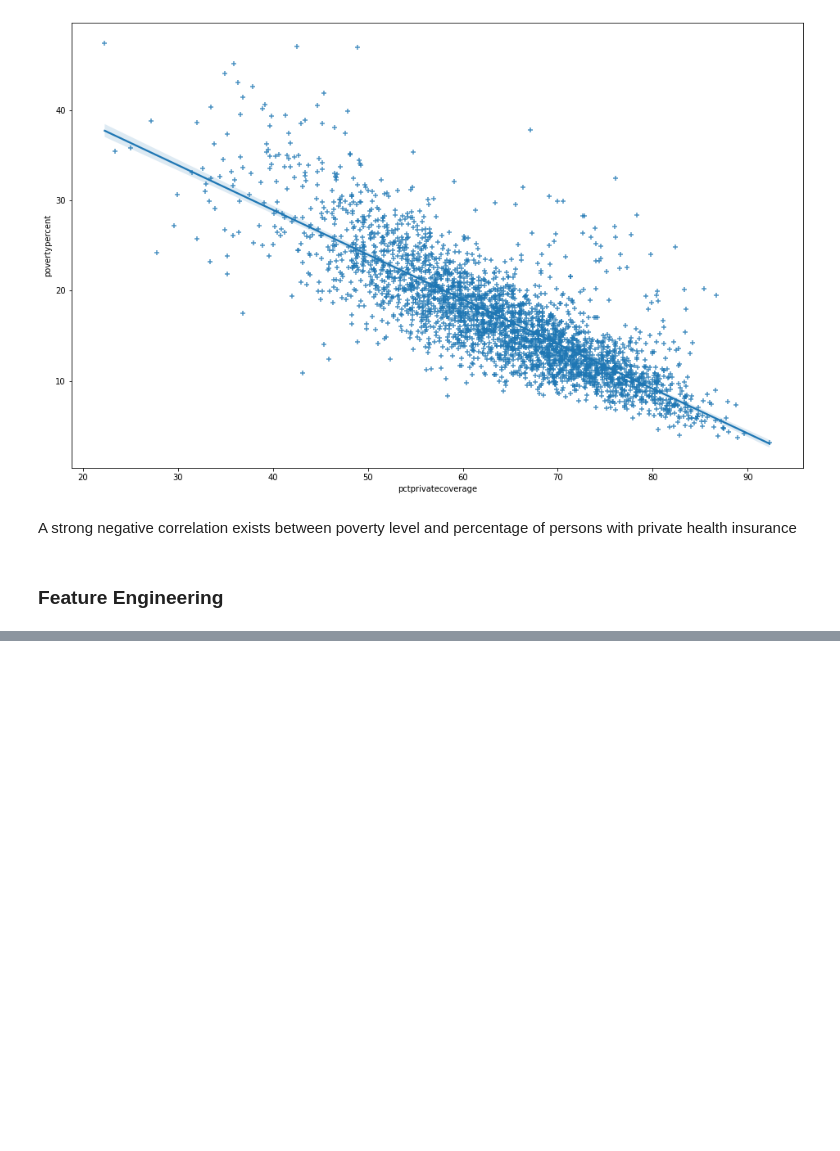
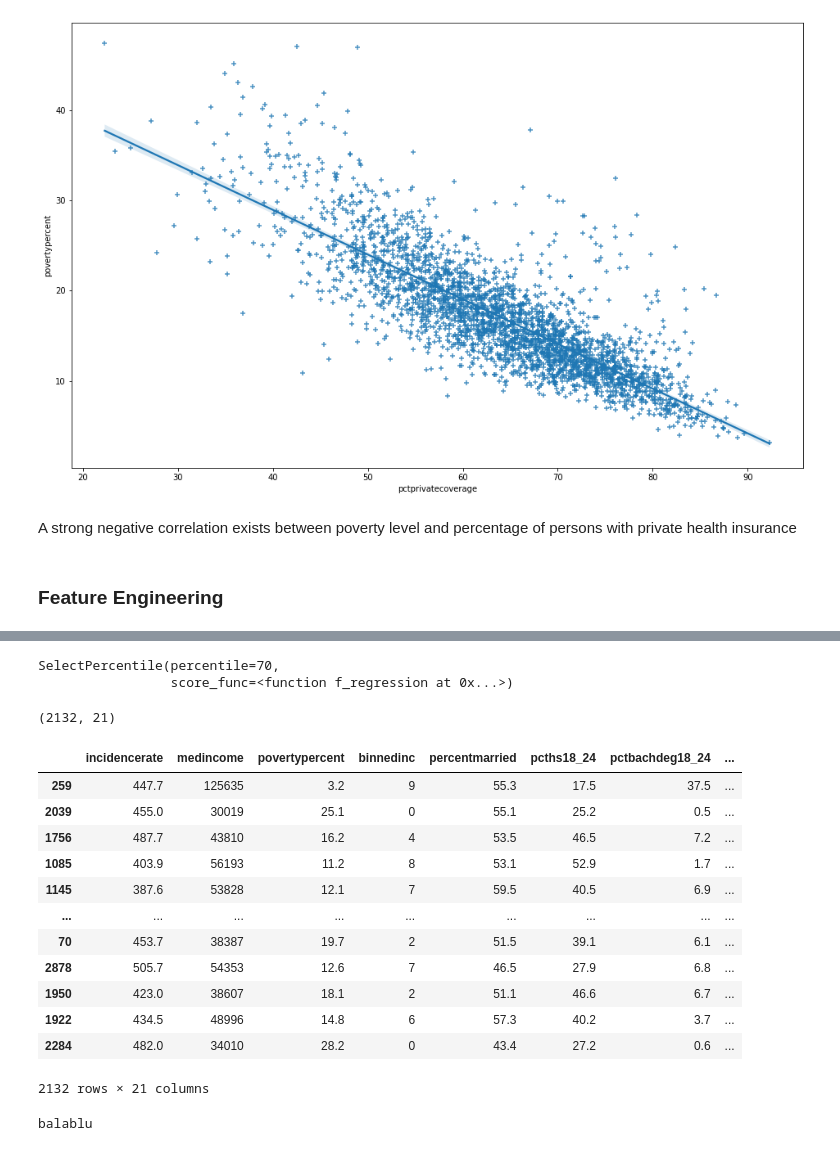
Before and after one commit to MikeAdewale/Health-Outcomes-Survey, a Jupyter notebook: Project.ipynb, the cells around one changed output, grey strips where cells are left out. Saved outputs shown, nothing was run; the diff lists cells and outputs as text; code cells hidden in the pictures; blank space fills up the shorter version.

```diff
--- a/Project.ipynb
+++ b/Project.ipynb
@@ -280,0 +278,41 @@ IndexError: index 1458 is out of bounds for axis 0 with size 31
+# %%
+# Split data into train_test set
+
+X_train, X_test, y_train, y_test = train_test_split(df_data, target, test_size=0.3, random_state=666)
+# %%
+# Feature selection using Univariate statistics
+
+select = SelectPercentile(percentile=70, score_func=f_regression)
+select.fit(X_train, y_train)
+# %% [output]
+SelectPercentile(percentile=70,
+                 score_func=<function f_regression at 0x...>)
+# %%
+X_train_selected = select.transform(X_train)
+
+X_train_selected.shape
+# %% [output]
+(2132, 21)
+# %%
+cols = select.get_support(indices=True)
+X_train_new = X_train.iloc[:,cols]
+# %%
+X_train_new
+# %% [output]
+|  | incidencerate | medincome | povertypercent | binnedinc | percentmarried | pcths18_24 | pctbachdeg18_24 | ... |
+| 259 | 447.7 | 125635 | 3.2 | 9 | 55.3 | 17.5 | 37.5 | ... |
+| 2039 | 455.0 | 30019 | 25.1 | 0 | 55.1 | 25.2 | 0.5 | ... |
+| 1756 | 487.7 | 43810 | 16.2 | 4 | 53.5 | 46.5 | 7.2 | ... |
+| 1085 | 403.9 | 56193 | 11.2 | 8 | 53.1 | 52.9 | 1.7 | ... |
+| 1145 | 387.6 | 53828 | 12.1 | 7 | 59.5 | 40.5 | 6.9 | ... |
+| ... | ... | ... | ... | ... | ... | ... | ... | ... |
+| 70 | 453.7 | 38387 | 19.7 | 2 | 51.5 | 39.1 | 6.1 | ... |
+| 2878 | 505.7 | 54353 | 12.6 | 7 | 46.5 | 27.9 | 6.8 | ... |
+| 1950 | 423.0 | 38607 | 18.1 | 2 | 51.1 | 46.6 | 6.7 | ... |
+| 1922 | 434.5 | 48996 | 14.8 | 6 | 57.3 | 40.2 | 3.7 | ... |
+| 2284 | 482.0 | 34010 | 28.2 | 0 | 43.4 | 27.2 | 0.6 | ... |
+2132 rows × 21 columns
+# %%
+print('balablu')
+# %% [output]
+balablu
```
Also changed, not shown: parts of 6 cells of this notebook.
